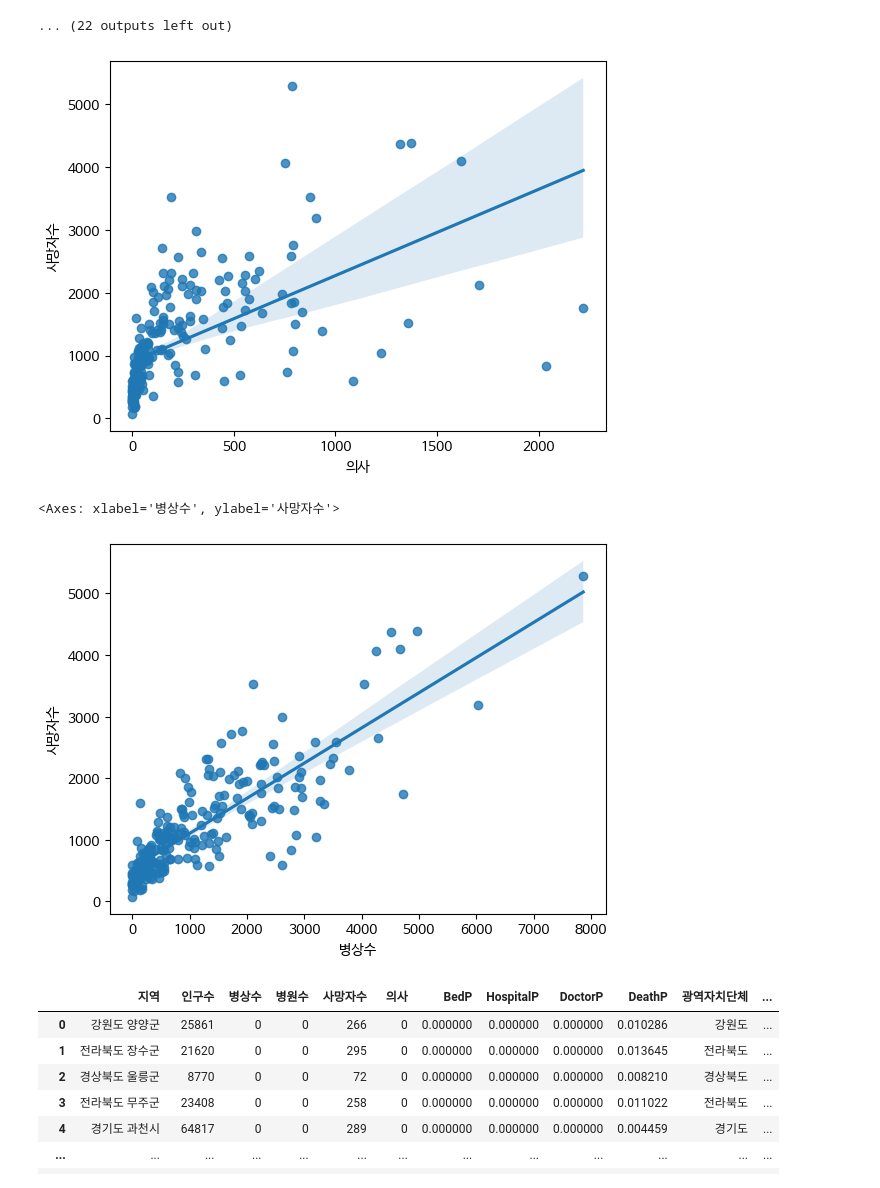
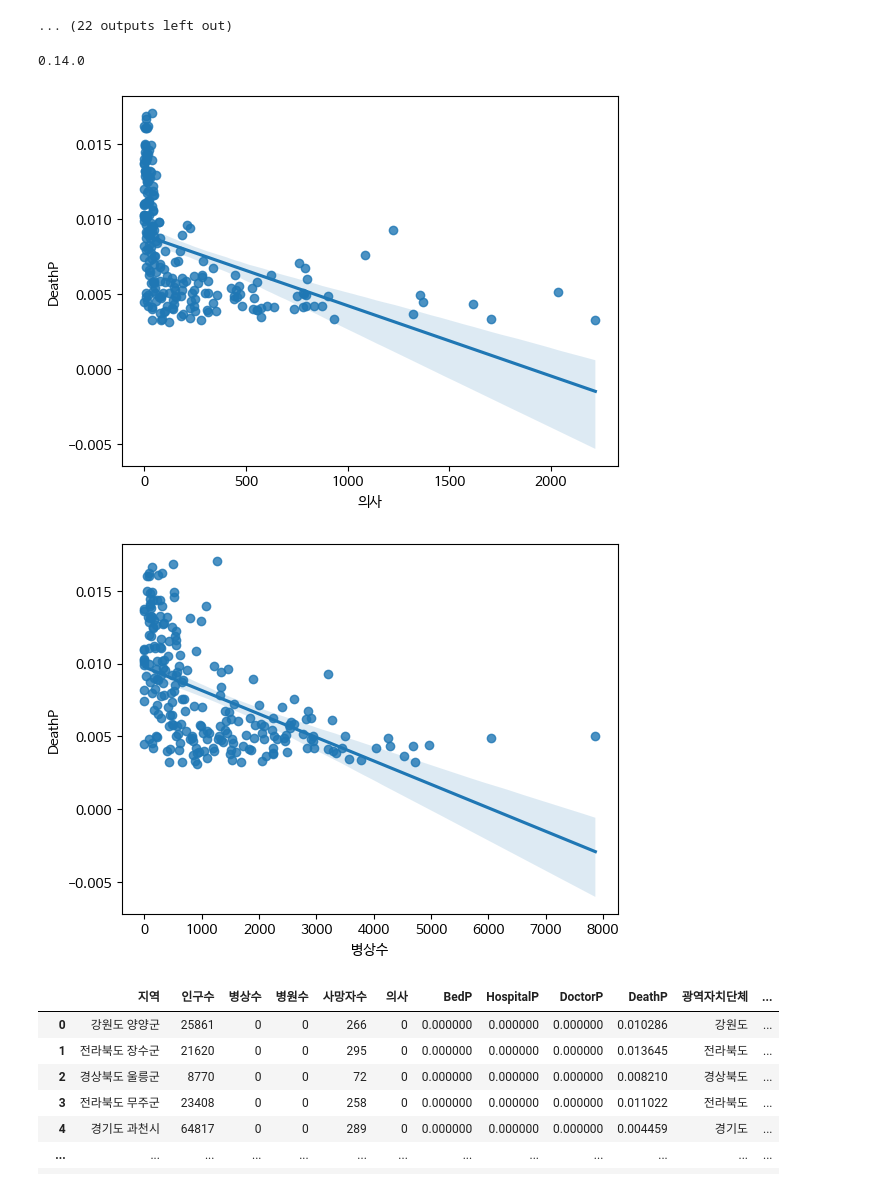
Before and after one commit to cav2280/dcx-final, a Jupyter notebook: main-상관관계 분석 추가.ipynb, the cells around one changed output. Cells and saved outputs as stored; diff of their text form; code cells hidden in the pictures.

```diff
--- a/main-상관관계 분석 추가.ipynb
+++ b/main-상관관계 분석 추가.ipynb
@@ -975,21 +973,34 @@ for i in provinces:
 대전광역시
 [figure]
 ... (22 outputs left out)
+# %%
+import requests
+import json
+import pandas as pd
+import numpy as np
+from pandas import json_normalize
+import os
+import webbrowser
+import folium
+from folium import plugins
+print(folium.__version__)
+# %% [output]
+0.14.0
 # %%
 import seaborn as sns
 
 # 산점도와 회귀선 그리기
-sns.regplot(x='의사', y='사망자수', data=merged_df)
-
+sns.regplot(x='의사', y='DeathP', data=merged_df)
+plt.savefig('fig/Scatter_doctor.png')
 # 그래프 출력
 plt.show()
 # %% [output]
-[figure, old version]
+[figure, new version]
 # %%
-sns.regplot(x='병상수', y='사망자수', data=merged_df)
+sns.regplot(x='병상수', y='DeathP', data=merged_df)
+plt.savefig('fig/Scatter_Beds.png')
 # %% [output]
-<Axes: xlabel='병상수', ylabel='사망자수'>
-[figure, old version]
+[figure, new version]
 # %%
 merged_df
 # %% [output]
```
Also changed, not shown: parts of 15 cells of this notebook, 7 other files.
